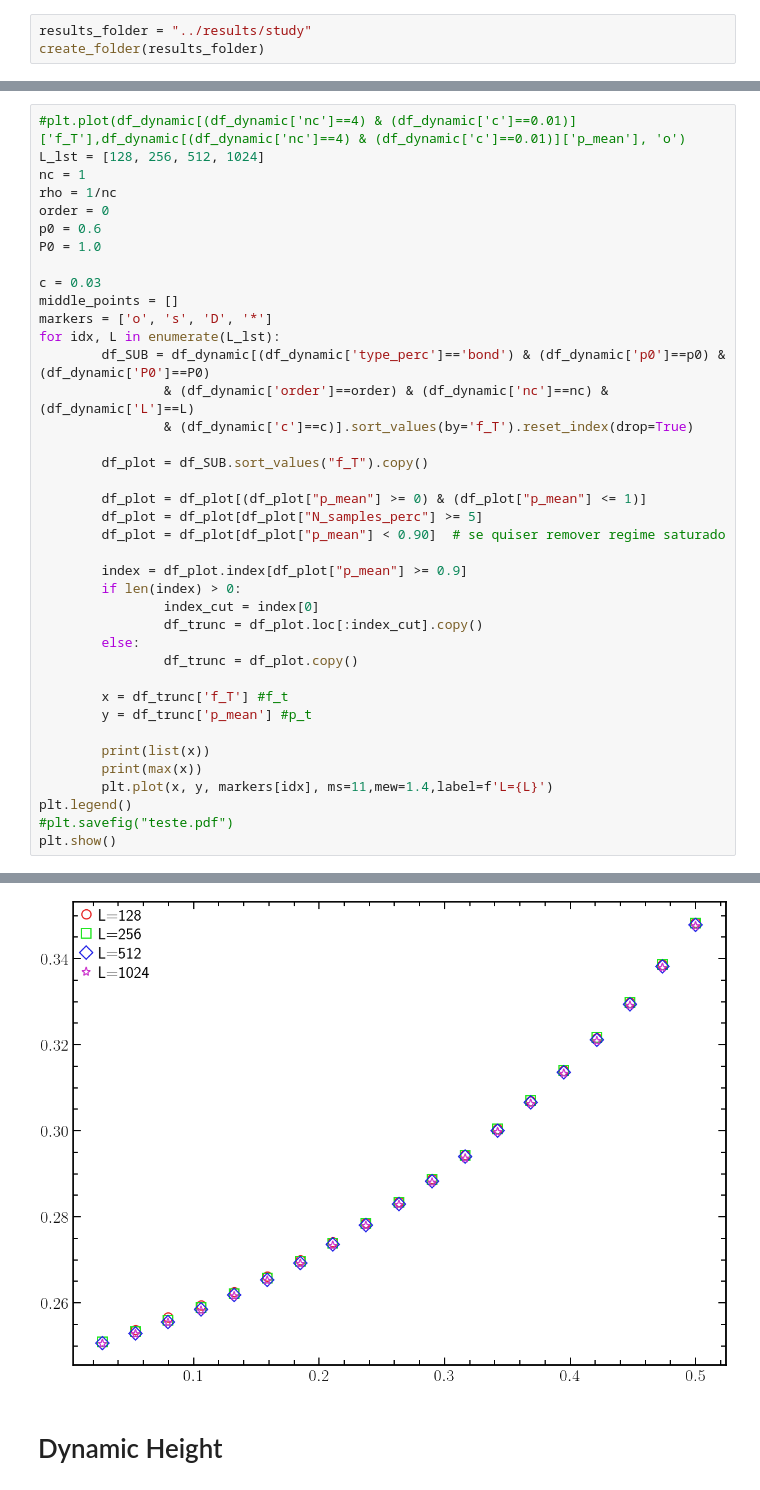
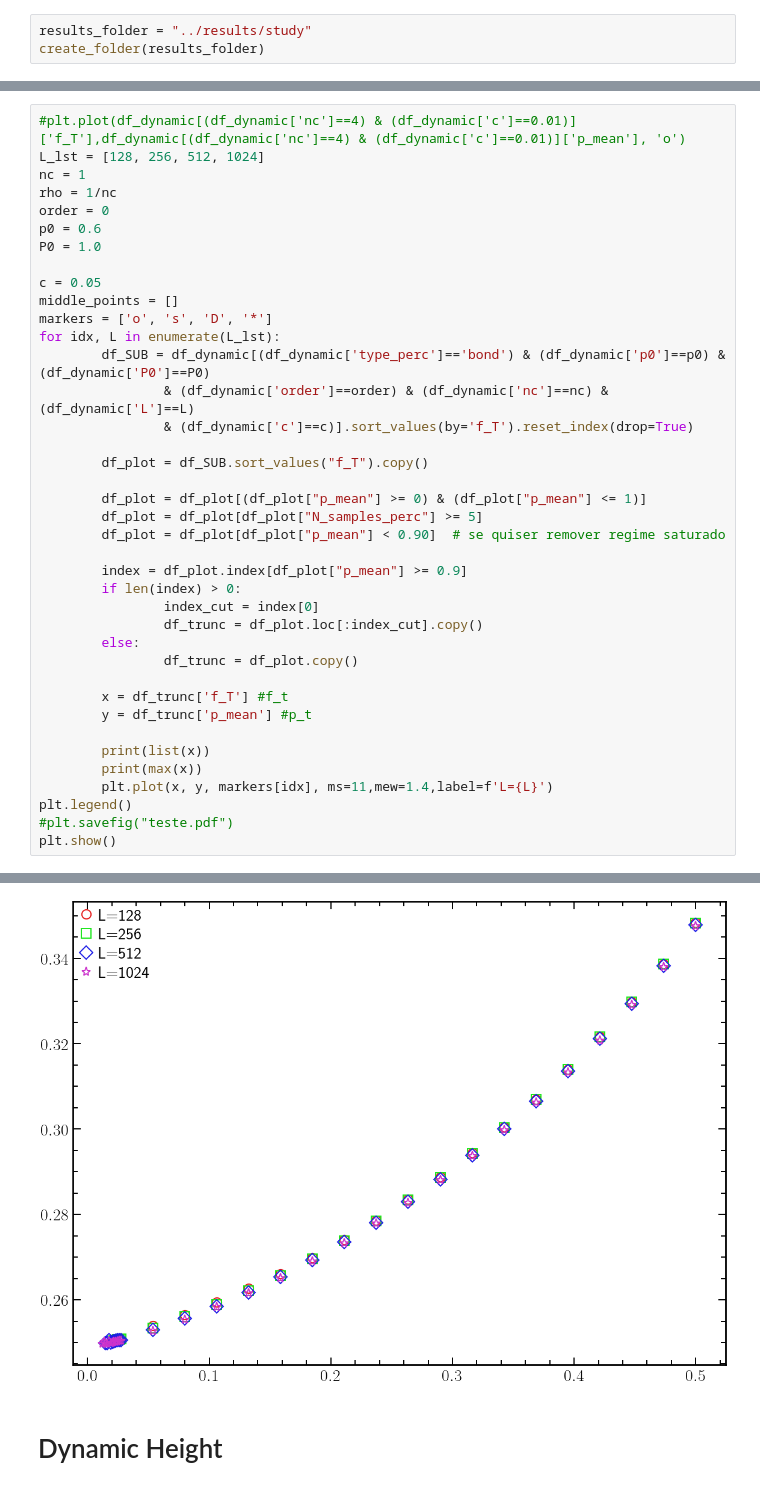
Before and after one commit to JuniorAlencar/self_organization_percolation, a Jupyter notebook: jupyter/study.ipynb, the cells around one changed output, grey strips where cells are left out. Drawn from its saved outputs; the diff is of its cells as text.

```diff
--- a/jupyter/study.ipynb
+++ b/jupyter/study.ipynb
@@ -121,7 +120,7 @@ order = 0
 p0 = 0.6
 P0 = 1.0
 
-c = 0.03
+c = 0.05
 middle_points = []
 markers = ['o', 's', 'D', '*']
 for idx, L in enumerate(L_lst):
@@ -162,4 +161,4 @@ plt.show()
 0.5
-[figure, old version]
+[figure, new version]
 # %% [markdown]
 # Dynamic Height
```
Also changed, not shown: parts of 12 cells of this notebook, 10 other files.
